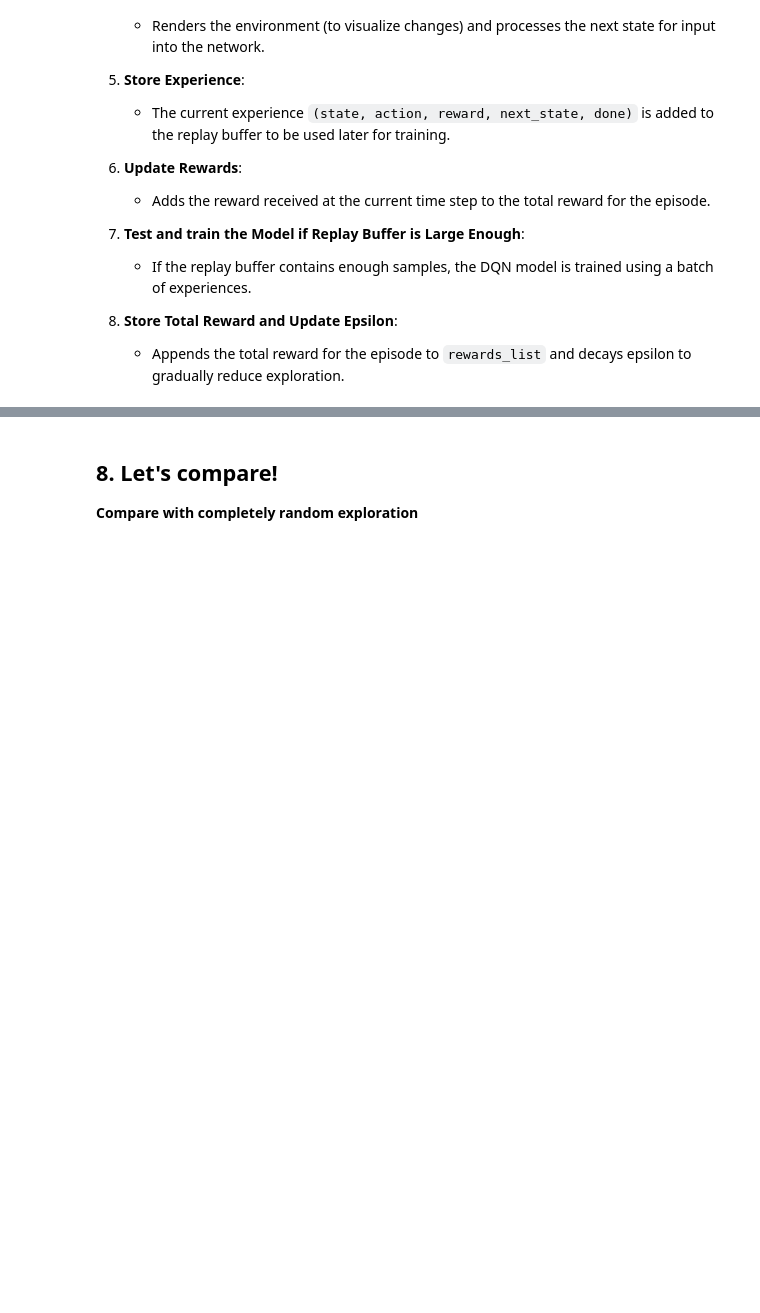
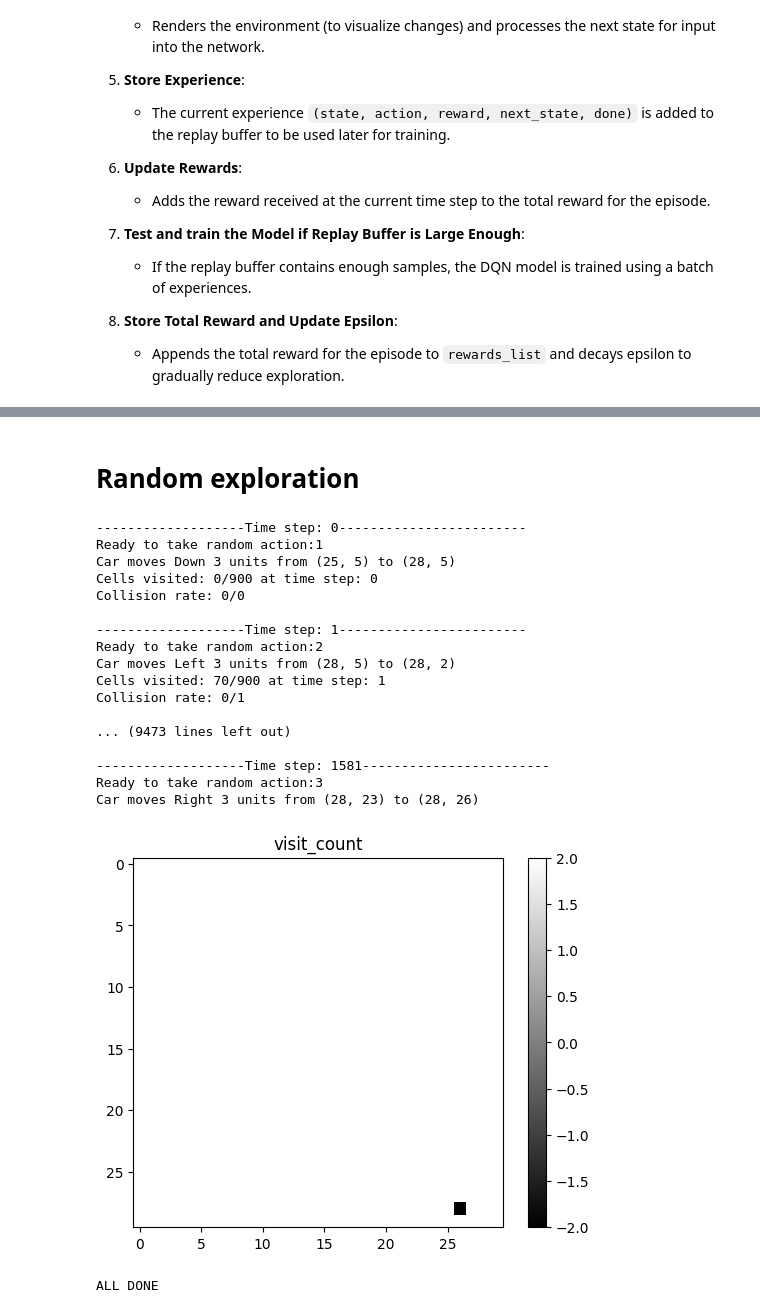
Before and after one commit to dragonundertheworld/ME5418, a Jupyter notebook: dummy_DQN.ipynb, the cells around one changed output, grey strips where cells are left out. Saved outputs shown, nothing was run; the diff lists cells and outputs as text; code cells hidden in the pictures; blank space fills up the shorter version.

```diff
--- a/dummy_DQN.ipynb
+++ b/dummy_DQN.ipynb
@@ -54,12 +54,12 @@ action_size = env.action_space.n
 print(f'action_size is {action_size}')
 batch_size = 32 # 每次训练的数据量
 n_episodes = 5 # 地图数量
-time_steps = 1000 # 每张地图最多走多少步，避免陷入局部重复导致训练无效数据
+time_steps = 500 # 每张地图最多走多少步，避免陷入局部重复导致训练无效数据
 epochs = 10 # 每个地图训练次数
 
 # DQN parameters
 gamma = 0.99  # discount rate, 0.99 means the future rewards are considered important
-epsilon = 0.6 # 探索率
+epsilon = 0.8 # 探索率
 epsilon_min = 0.01 # 最小探索率
 epsilon_decay = 0.995 # 探索衰减率
 
@@ -424,3 +552,70 @@ if train_mode == 'test':
-# %% [markdown]
-## 8. Let's compare!
-**Compare with completely random exploration**
+# %% [markdown]
+# Random exploration
+# %%
+# Test the model
+time_steps = 10000
+epsilon = 1
+if train_mode == 'test':
+    # Reset the environment and get the initial state
+    state = env.reset()
+    state,_ = prepare_state(state)
+    replay_buffer = deque(maxlen=2000)
+    images = []
+    titles = []
+    collision_time = 0
+
+    # Loop through each time step
+    for time_step in range(time_steps):
+        print(f"\n-------------------Time step: {time_step}------------------------")
+
+        # Prepare the images and titles for the gif
+        combined_image = combine_all(env)
+        images.append(combined_image / np.max(combined_image) * 255)
+        titles.append(f"{time_step}")
+
+        # In each time step, agent selects an action and implement it, environment provides feedback
+        action = select_action(state, epsilon)
+        next_state, reward, done, _ = env.step(action)
+        if done:
+            env.render(map_type="visit_count")
+            save_to_gif(images,'test_dqn_gif', f'random_fully_explored{time.strftime("%m-%d_%H-%M")}.gif', titles)
+            print("ALL DONE")
+            break
+
+        # Calculate the number of cells visited
+        cells_visited = state[0][state[0] == EXPLORED].shape[0]
+        cells = env.map_size[0]*env.map_size[1]
+        print(f"Cells visited: {cells_visited}/{env.map_size[0]*env.map_size[1]} at time step: {time_step}")
+
+        # Collision rate
+        collision_time = collision_time + 1 if env.COLLISION_FLAG else collision_time
+        print(f"Collision rate: {collision_time}/{time_step}")
+
+        # Store the data into replay buffer
+        next_state,_ = prepare_state(next_state)
+        replay_buffer.append((state, action, reward, next_state, done)) # 将数据存入replay buffer
+
+        # Update state
+        state = next_state
+
+        save_to_gif(images,'test_dqn_gif', f'random_{time.strftime("%m-%d_%H-%M")}.gif', titles) if time_step % 50 == 0 else None
+# %% [output]
+-------------------Time step: 0------------------------
+Ready to take random action:1
+Car moves Down 3 units from (25, 5) to (28, 5)
+Cells visited: 0/900 at time step: 0
+Collision rate: 0/0
+
+-------------------Time step: 1------------------------
+Ready to take random action:2
+Car moves Left 3 units from (28, 5) to (28, 2)
+Cells visited: 70/900 at time step: 1
+Collision rate: 0/1
+
+... (9473 lines left out)
+
+-------------------Time step: 1581------------------------
+Ready to take random action:3
+Car moves Right 3 units from (28, 23) to (28, 26)
+[figure, added]
+ALL DONE
```
Also changed, not shown: parts of 4 cells of this notebook, 15 other files.
